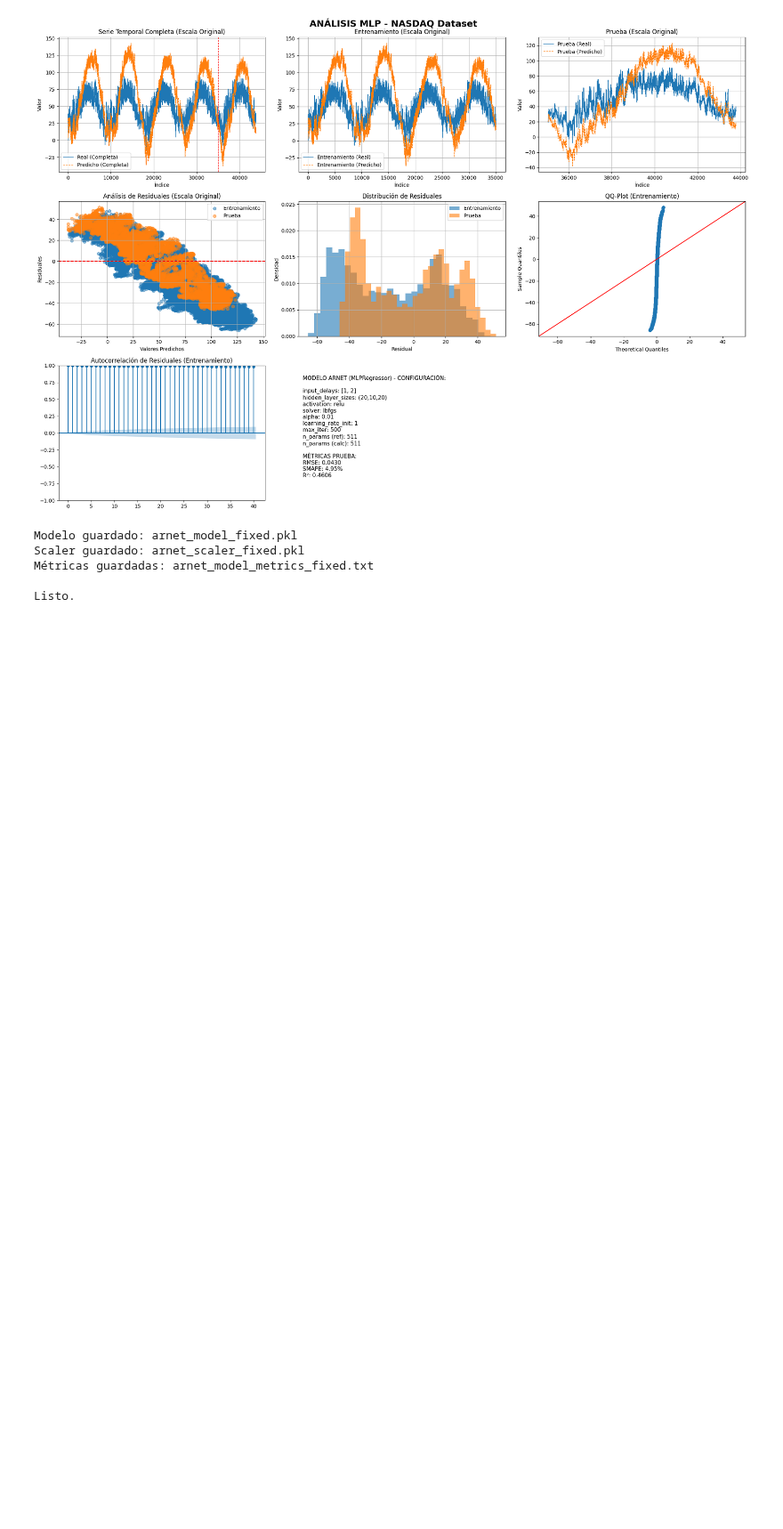
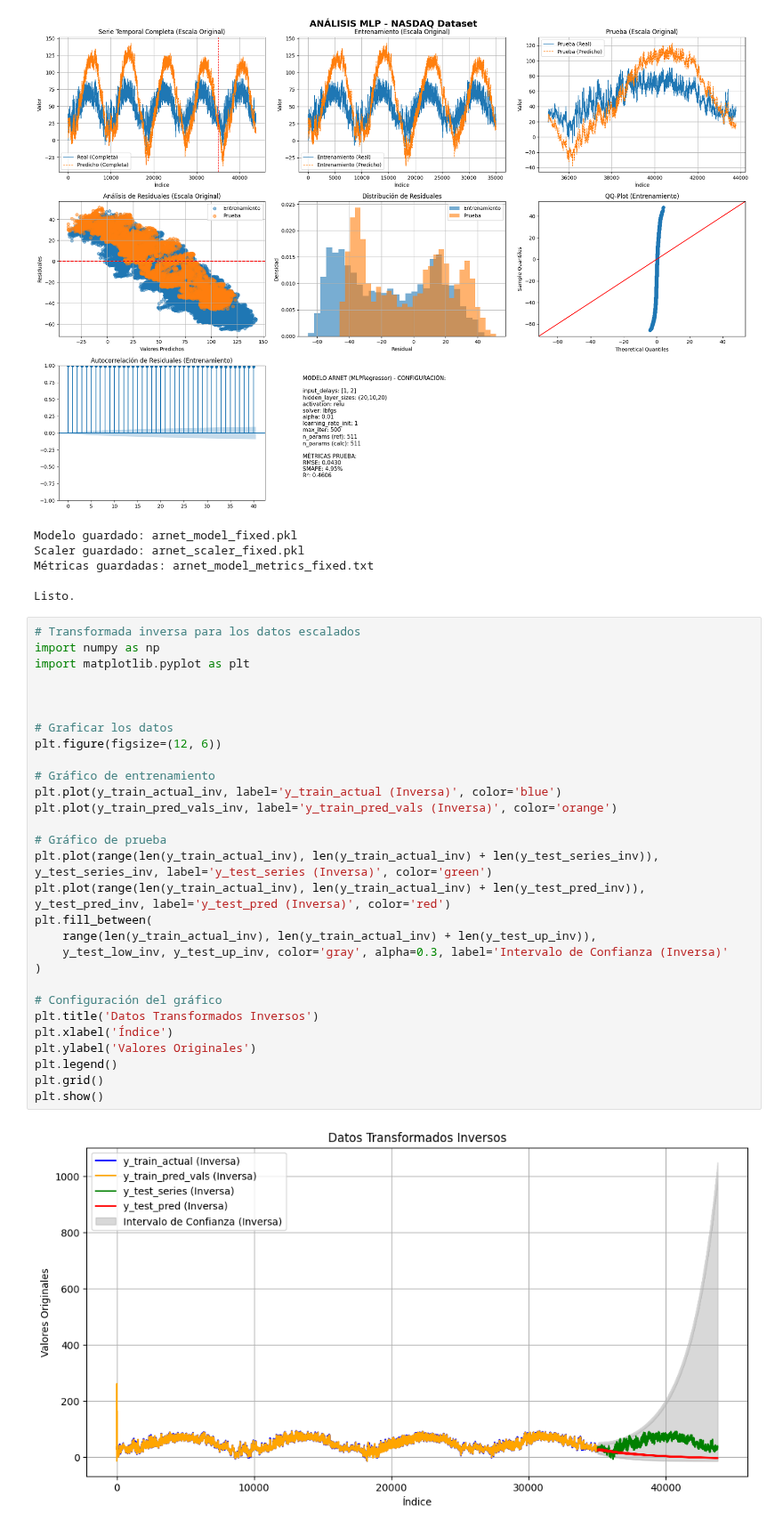
Before and after one commit to morenoarmando17-debug/Diplomado, a Jupyter notebook: Módulo 4 - Forecast.ipynb, the cells around one changed output. Shown at 89% size. Cells and saved outputs as stored; diff of their text form; blank space fills up the shorter version.

Commit message:
Actualiza notebooks

```diff
--- a/Módulo 4 - Forecast.ipynb
+++ b/Módulo 4 - Forecast.ipynb
@@ -863,3 +875,34 @@ Scaler guardado: arnet_scaler_fixed.pkl
 Métricas guardadas: arnet_model_metrics_fixed.txt
 
 Listo.
+# %%
+# Transformada inversa para los datos escalados
+import numpy as np
+import matplotlib.pyplot as plt
+
+
+
+# Graficar los datos
+plt.figure(figsize=(12, 6))
+
+# Gráfico de entrenamiento
+plt.plot(y_train_actual_inv, label='y_train_actual (Inversa)', color='blue')
+plt.plot(y_train_pred_vals_inv, label='y_train_pred_vals (Inversa)', color='orange')
+
+# Gráfico de prueba
+plt.plot(range(len(y_train_actual_inv), len(y_train_actual_inv) + len(y_test_series_inv)), y_test_series_inv, label='y_test_series (Inversa)', color='green')
+plt.plot(range(len(y_train_actual_inv), len(y_train_actual_inv) + len(y_test_pred_inv)), y_test_pred_inv, label='y_test_pred (Inversa)', color='red')
+plt.fill_between(
+    range(len(y_train_actual_inv), len(y_train_actual_inv) + len(y_test_up_inv)),
+    y_test_low_inv, y_test_up_inv, color='gray', alpha=0.3, label='Intervalo de Confianza (Inversa)'
+)
+
+# Configuración del gráfico
+plt.title('Datos Transformados Inversos')
+plt.xlabel('Índice')
+plt.ylabel('Valores Originales')
+plt.legend()
+plt.grid()
+plt.show()
+# %% [output]
+[figure, added]
```
Also changed, not shown: parts of 4 cells of this notebook, 2 other files.
